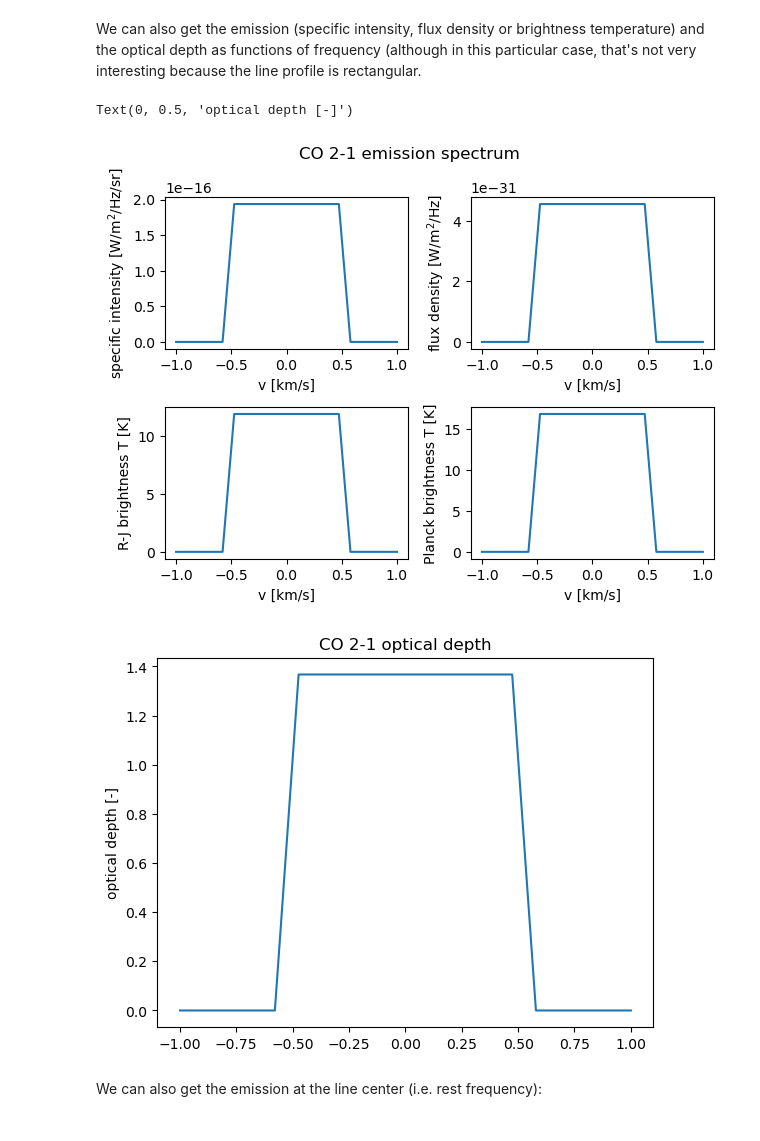
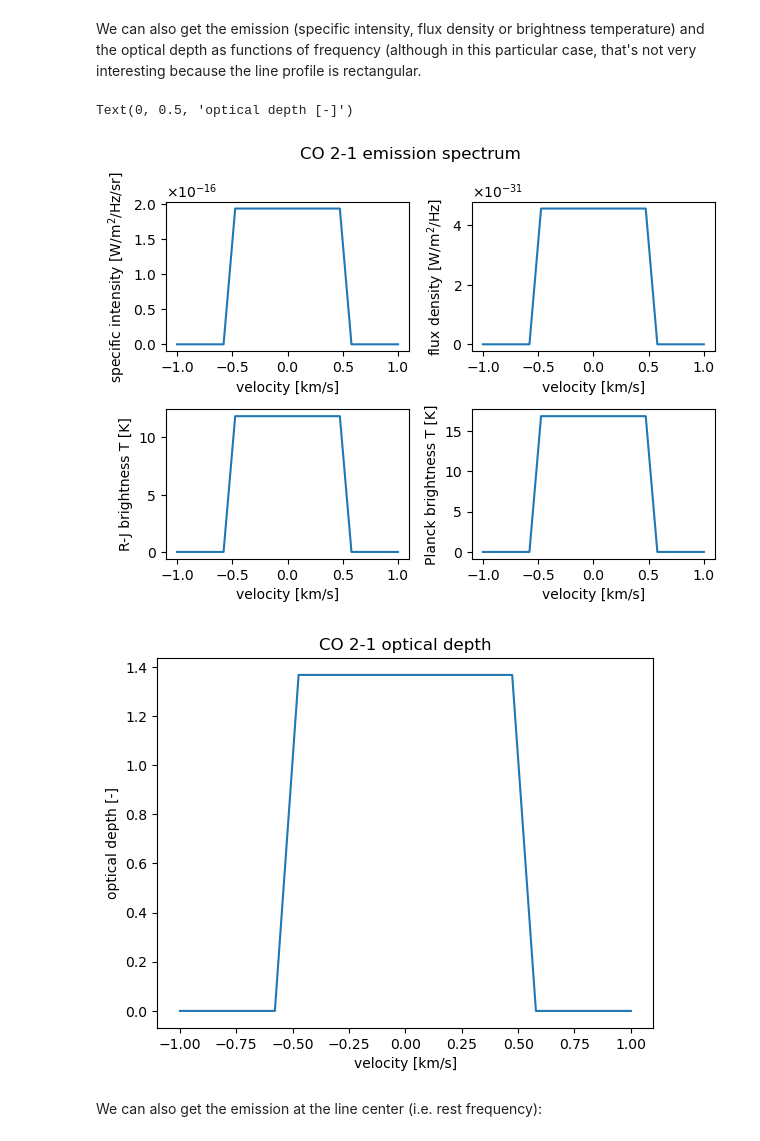
Before and after one commit to gica3618/pythonradex, a Jupyter notebook: docs/notebooks/simple_example.ipynb, the cells around one changed output. Saved outputs shown, nothing was run; the diff lists cells and outputs as text; code cells hidden in the pictures.

```diff
--- a/docs/notebooks/simple_example.ipynb
+++ b/docs/notebooks/simple_example.ipynb
@@ -97,38 +97,39 @@ We can also get the emission (specific intensity, flux density or brightness tem
 v = np.linspace(-width_v, width_v, 20)
 nu0_21 = source.emitting_molecule.nu0[index_21]  # rest frequency of CO 2-1
 nu = nu0_21 * (1 - v / constants.c)
 specific_intensity = source.spectrum(output_type="specific intensity", nu=nu)
 flux_density = source.spectrum(
     output_type="flux density", solid_angle=solid_angle, nu=nu
 )
 RJ_brightness_temp = source.spectrum(output_type="Rayleigh-Jeans", nu=nu)
 Planck_brightness_temp = source.spectrum(output_type="Planck", nu=nu)
 tau_nu = source.tau_nu(nu=nu)
 
 fig, axes = plt.subplots(ncols=2, nrows=2)
 fig.suptitle("CO 2-1 emission spectrum")
 axes[0, 0].plot(v / constants.kilo, specific_intensity)
 axes[0, 0].set_ylabel(r"specific intensity [W/m$^2$/Hz/sr]")
 axes[0, 1].plot(v / constants.kilo, flux_density)
 axes[0, 1].set_ylabel(r"flux density [W/m$^2$/Hz]")
+for ax in (axes[0,0],axes[0,1]):
+    ax.yaxis.set_major_formatter(plt.ScalarFormatter(useMathText=True))
 axes[1, 0].plot(v / constants.kilo, RJ_brightness_temp)
 axes[1, 0].set_ylabel(r"R-J brightness T [K]")
 axes[1, 1].plot(v / constants.kilo, Planck_brightness_temp)
 axes[1, 1].set_ylabel(r"Planck brightness T [K]")
-# axes[2].plot(v/constants.kilo,tau_nu)
-# axes[2].set_ylabel(r'optical depth [-]')
 for ax in axes.ravel():
-    ax.set_xlabel("v [km/s]")
+    ax.set_xlabel("velocity [km/s]")
 fig.tight_layout()
 
 _, ax = plt.subplots()
 ax.set_title("CO 2-1 optical depth")
 ax.plot(v / constants.kilo, tau_nu)
+ax.set_xlabel("velocity [km/s]")
 ax.set_ylabel(r"optical depth [-]")
 # %% [output]
 Text(0, 0.5, 'optical depth [-]')
-[figure, old version]
+[figure, new version]
-[figure, old version]
+[figure, new version]
 # %% [markdown]
 We can also get the emission at the line center (i.e. rest frequency):
 # %%
```
Also changed, not shown: parts of 1 cell of this notebook, 8 other files.
